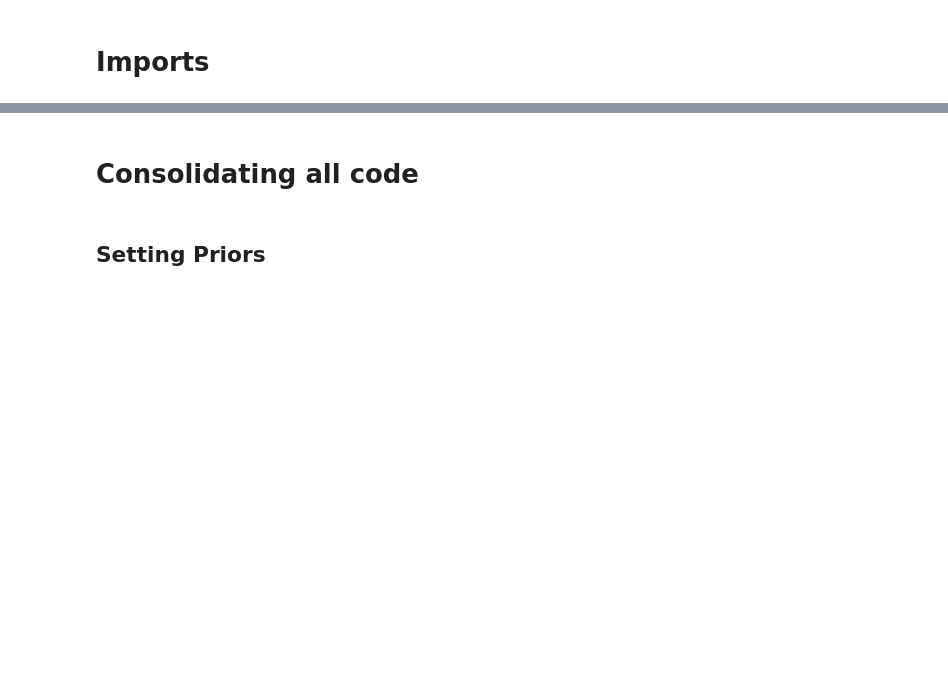
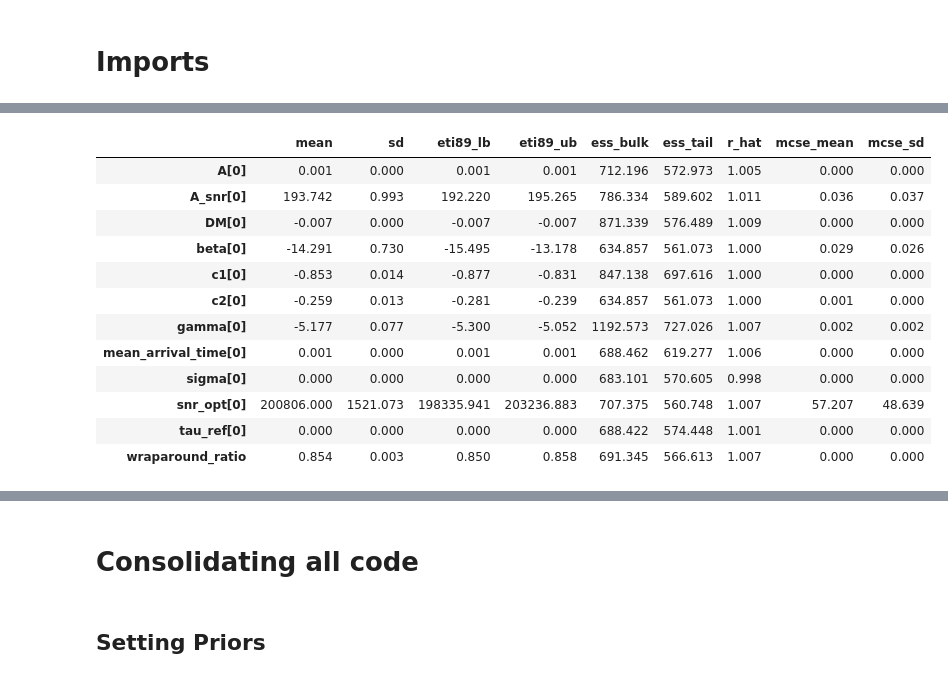
Before and after one commit to HarrisonS-Phys/FRBayes, a Jupyter notebook: notebooks/testing.ipynb, the cells around one changed output, grey strips where cells are left out. Saved outputs shown, nothing was run; the diff lists cells and outputs as text; code cells hidden in the pictures; blank space fills up the shorter version.

```diff
--- a/notebooks/testing.ipynb
+++ b/notebooks/testing.ipynb
@@ -80,0 +93,41 @@ local devices:
+# %%
+from pathlib import Path
+
+PROJECT  = Path("/mnt/home/hsiegel/FRBayes")
+event_id = "22154974_BB"
+
+data_path = PROJECT / "data" / f"event_{event_id}.npz"
+out_path  = PROJECT / "runs" / f"event_{event_id}.nc"
+out_path.parent.mkdir(parents=True, exist_ok=True)     # create runs/ if it doesn't exist
+
+burst = prepare_burst(
+    path=data_path,
+    n_avg=8,                # frequency channels averaged per block
+    fd_downsample=4,        # downsampling factor of high frequency FD bins
+    toa=None,               # if no upstream TOA, falls back to noise_fraction below to estimate noise
+    noise_fraction=0.2,     # fraction of the segment used for the off-pulse noise estimate
+    verbose=True,
+)
+
+constants_dict = {
+    "freq_channels_ref": burst.freq_channels_ref,
+    "DM_incoherent": 0.0,          # data are coherently dedispersed, so no intra-channel smearing remains
+    "channel_width": burst.channel_width,
+}
+
+single_pulse_fn = setup_model(
+    constants_dict=constants_dict,
+    freqs_channels=burst.freq_channels,
+    times=burst.times,
+    sed_fn=make_orthogonal_poly_sed(*burst.spectral_basis),
+    fourier_freqs=burst.fourier_freqs,
+)
+
+priors = set_priors(burst, single_pulse_fn, s_opt=100.0)
+mcmc   = run_fit(burst, single_pulse_fn, priors, FD_gaussianlikelihood, num_chains=4)
+samples = mcmc.get_samples()
+# extra = mcmc.get_extra_fields()
+mcmc_data = az.from_numpyro(mcmc, log_likelihood={}, posterior_predictive={})
+# extra  = posthoc_samples(mcmc, burst, single_pulse_fn, priors)
+# idata  = save_run(None, mcmc, burst, priors, data_path,
+#                   single_pulse_fn=single_pulse_fn, extra_samples=extra, event_id=event_id)
@@ -80,0 +154,16 @@ local devices:
+# %%
+az.summary(mcmc_data, round_to=3)
+# %% [output]
+|  | mean | sd | eti89_lb | eti89_ub | ess_bulk | ess_tail | r_hat | mcse_mean | mcse_sd |
+| A[0] | 0.001 | 0.000 | 0.001 | 0.001 | 712.196 | 572.973 | 1.005 | 0.000 | 0.000 |
+| A_snr[0] | 193.742 | 0.993 | 192.220 | 195.265 | 786.334 | 589.602 | 1.011 | 0.036 | 0.037 |
+| DM[0] | -0.007 | 0.000 | -0.007 | -0.007 | 871.339 | 576.489 | 1.009 | 0.000 | 0.000 |
+| beta[0] | -14.291 | 0.730 | -15.495 | -13.178 | 634.857 | 561.073 | 1.000 | 0.029 | 0.026 |
+| c1[0] | -0.853 | 0.014 | -0.877 | -0.831 | 847.138 | 697.616 | 1.000 | 0.000 | 0.000 |
+| c2[0] | -0.259 | 0.013 | -0.281 | -0.239 | 634.857 | 561.073 | 1.000 | 0.001 | 0.000 |
+| gamma[0] | -5.177 | 0.077 | -5.300 | -5.052 | 1192.573 | 727.026 | 1.007 | 0.002 | 0.002 |
+| mean_arrival_time[0] | 0.001 | 0.000 | 0.001 | 0.001 | 688.462 | 619.277 | 1.006 | 0.000 | 0.000 |
+| sigma[0] | 0.000 | 0.000 | 0.000 | 0.000 | 683.101 | 570.605 | 0.998 | 0.000 | 0.000 |
+| snr_opt[0] | 200806.000 | 1521.073 | 198335.941 | 203236.883 | 707.375 | 560.748 | 1.007 | 57.207 | 48.639 |
+| tau_ref[0] | 0.000 | 0.000 | 0.000 | 0.000 | 688.422 | 574.448 | 1.001 | 0.000 | 0.000 |
+| wraparound_ratio | 0.854 | 0.003 | 0.850 | 0.858 | 691.345 | 566.613 | 1.007 | 0.000 | 0.000 |
```
Also changed, not shown: parts of 7 cells of this notebook, 5 other files.
